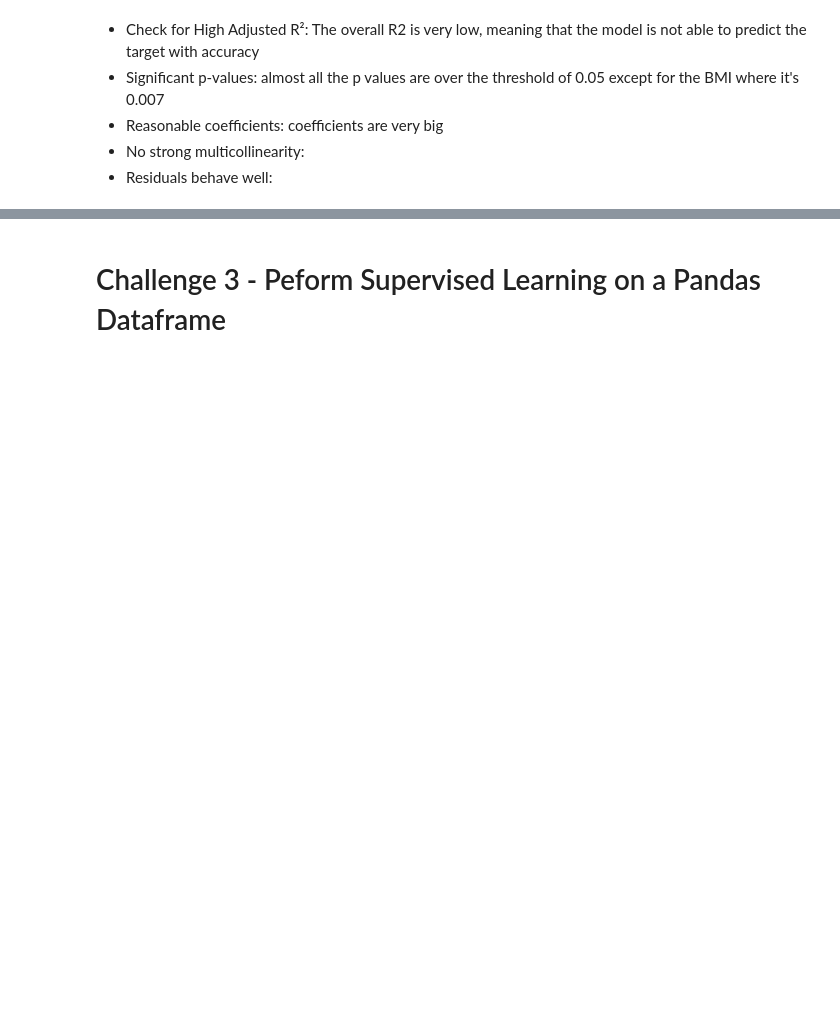
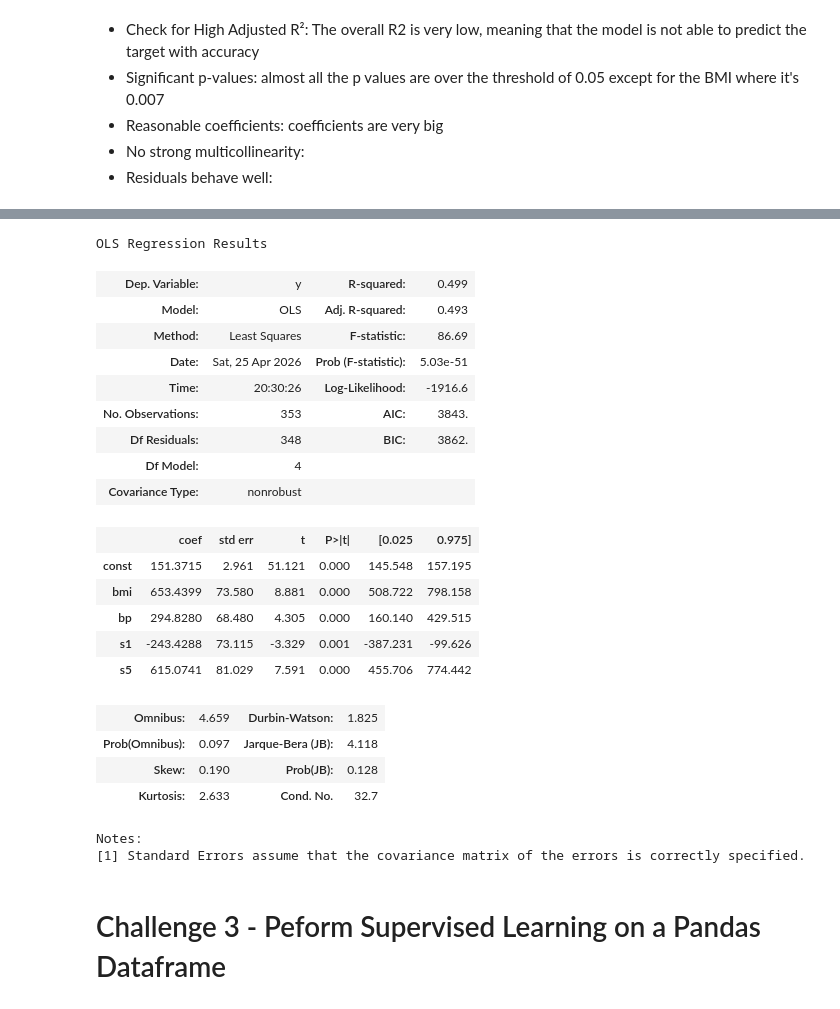
Before and after one commit to ironhack-labs/lab-intro-to-sklearn-en, a Jupyter notebook: your-code/main.ipynb, the cells around one changed output, grey strips where cells are left out. Saved outputs shown, nothing was run; the diff lists cells and outputs as text; code cells hidden in the pictures; blank space fills up the shorter version.

```diff
--- a/your-code/main.ipynb
+++ b/your-code/main.ipynb
@@ -293,15 +212,0 @@ Notes:
-# %%
-# Assuming X is your feature matrix
-scaler = MinMaxScaler()
-
-# Fit and transform the data
-X_normalized_constant = sm.add_constant(X_normalized)
-
-
-# Split data into training and testing sets
-X_train_NC, X_test_NC, y_train_NC, y_test_NC = train_test_split(X_normalized_constant, y, test_size=0.2, random_state=42)
-#X_train_NC = pd.DataFrame(X_train_NC, columns=column_names)
-import statsmodels.api as sm
-est_NC = sm.OLS(y_train_NC, X_train_NC) # Creates an object OLS estimator
-est_NC = est_NC.fit()
-est_NC.summary()
@@ -378,0 +213,21 @@ plt.show()
+# %%
+coefs = pd.DataFrame(est_intercept.params.reset_index())
+coefs.columns = ['feature', 'coefficient']
+
+p_values = pd.DataFrame(round(est_intercept.pvalues,3).reset_index())
+p_values.columns = ['feature', 'p_value']
+
+X_df = pd.DataFrame(dataset.data, columns=dataset.feature_names)
+# Add target as a new column
+full = X_df.copy()
+full['target'] = dataset.target
+
+corr_matrix = round(full.corr()['target'],2).reset_index()
+corr_matrix.columns = ['feature','corr_val']
+
+coef_corr_p = coefs.merge(corr_matrix, on = 'feature').merge(p_values, on = 'feature')
+vip_features = coef_corr_p[(coef_corr_p['p_value']<0.05) & ((coef_corr_p['corr_val']<-0.1) | (coef_corr_p['corr_val']>0.1))]
+coef_corr_p.sort_values('corr_val')
+
+print(f'Features with reasonable levels of correlation and significant:\n\n{vip_features}')
+#print(coef_corr_p)
@@ -379,3 +242,32 @@ plt.show()
+# %%
+features_to_keep = vip_features['feature']
+X_train_df2 = sm.add_constant(X_train_df[features_to_keep])
+est_2 = sm.OLS(y_train, X_train_df2) # Creates an object OLS estimator
+est_2 = est_2.fit()
+est_2.summary()
+# %% [output]
+OLS Regression Results
+| Dep. Variable: | y | R-squared: | 0.499 |
+| Model: | OLS | Adj. R-squared: | 0.493 |
+| Method: | Least Squares | F-statistic: | 86.69 |
+| Date: | Sat, 25 Apr 2026 | Prob (F-statistic): | 5.03e-51 |
+| Time: | 20:30:26 | Log-Likelihood: | -1916.6 |
+| No. Observations: | 353 | AIC: | 3843. |
+| Df Residuals: | 348 | BIC: | 3862. |
+| Df Model: | 4 |  |  |
+| Covariance Type: | nonrobust |  |  |
+|  | coef | std err | t | P>|t| | [0.025 | 0.975] |
+| const | 151.3715 | 2.961 | 51.121 | 0.000 | 145.548 | 157.195 |
+| bmi | 653.4399 | 73.580 | 8.881 | 0.000 | 508.722 | 798.158 |
+| bp | 294.8280 | 68.480 | 4.305 | 0.000 | 160.140 | 429.515 |
+| s1 | -243.4288 | 73.115 | -3.329 | 0.001 | -387.231 | -99.626 |
+| s5 | 615.0741 | 81.029 | 7.591 | 0.000 | 455.706 | 774.442 |
+| Omnibus: | 4.659 | Durbin-Watson: | 1.825 |
+| Prob(Omnibus): | 0.097 | Jarque-Bera (JB): | 4.118 |
+| Skew: | 0.190 | Prob(JB): | 0.128 |
+| Kurtosis: | 2.633 | Cond. No. | 32.7 |
+Notes:
+[1] Standard Errors assume that the covariance matrix of the errors is correctly specified.
 # %% [markdown]
 # Challenge 3 - Peform Supervised Learning on a Pandas Dataframe
 # %% [markdown]
```
Also changed, not shown: parts of 22 cells of this notebook.
